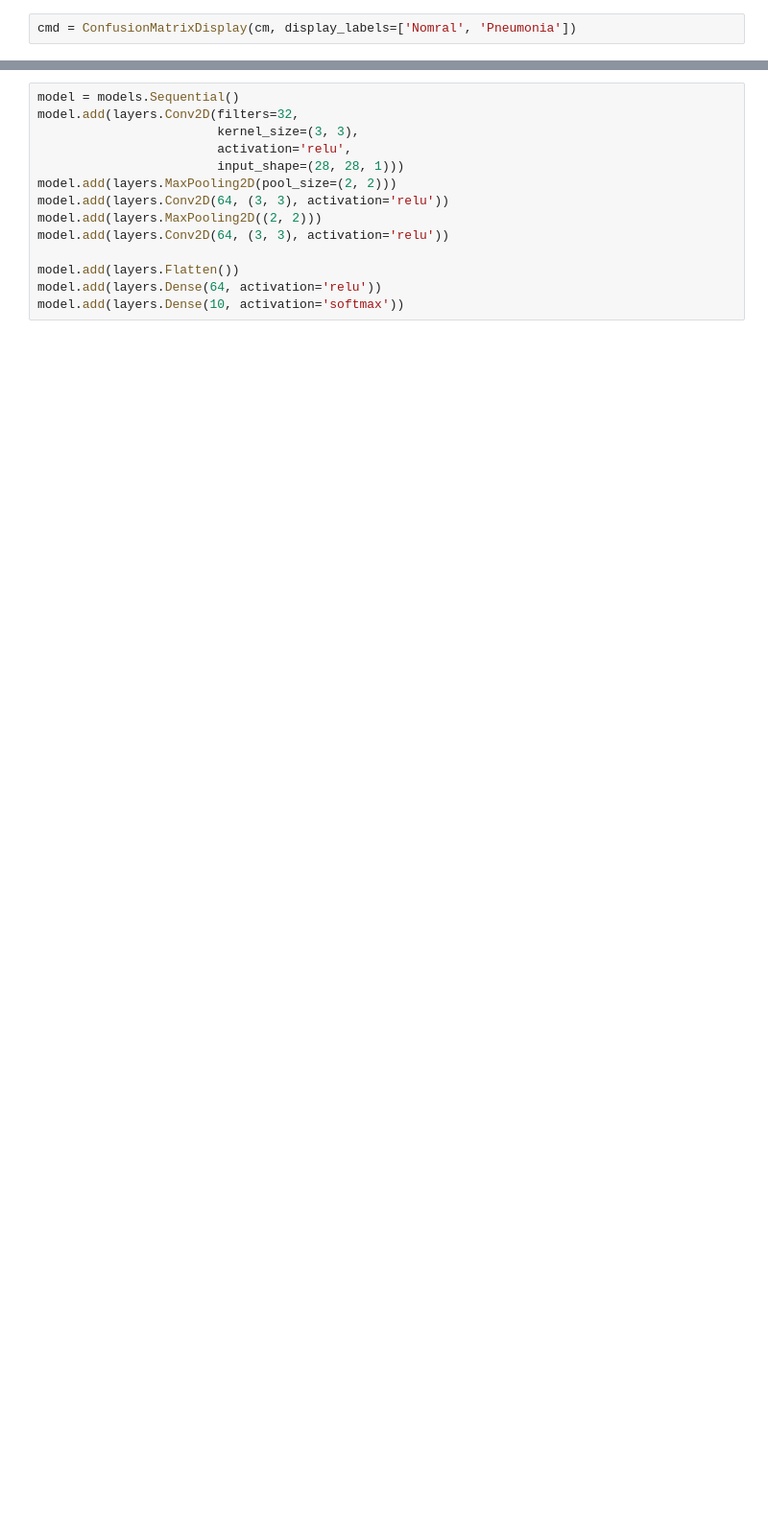
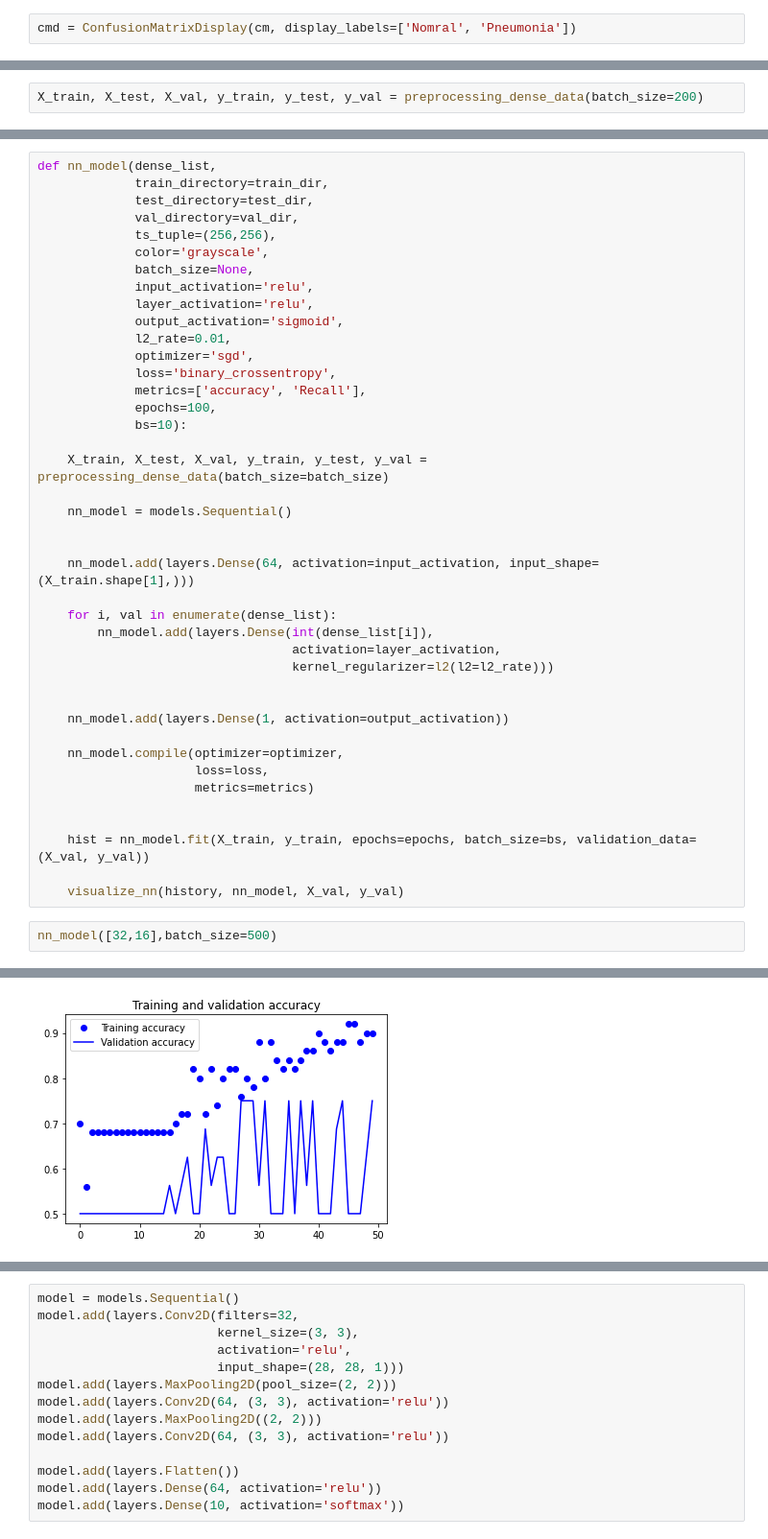
Before and after one commit to ericdnbn/image_classifier_pneumonia, a Jupyter notebook: Eric–nn_classifier_colab_notebook.ipynb, the cells around one changed output, grey strips where cells are left out. Shown at 96% size. Saved outputs shown, nothing was run; the diff lists cells and outputs as text; blank space fills up the shorter version.

```diff
--- a/Eric–nn_classifier_colab_notebook.ipynb
+++ b/Eric–nn_classifier_colab_notebook.ipynb
@@ -263,0 +312,2 @@ def generator(ts_tuple, color, bs_num):
+# %%
+X_train, X_test, X_val, y_train, y_test, y_val = preprocessing_dense_data(batch_size=200)
@@ -263,0 +393,44 @@ def generator(ts_tuple, color, bs_num):
+# %%
+def nn_model(dense_list,
+             train_directory=train_dir,
+             test_directory=test_dir,
+             val_directory=val_dir,
+             ts_tuple=(256,256),
+             color='grayscale',
+             batch_size=None,
+             input_activation='relu',
+             layer_activation='relu',
+             output_activation='sigmoid',
+             l2_rate=0.01,
+             optimizer='sgd',
+             loss='binary_crossentropy',
+             metrics=['accuracy', 'Recall'],
+             epochs=100,
+             bs=10):
+
+    X_train, X_test, X_val, y_train, y_test, y_val = preprocessing_dense_data(batch_size=batch_size)
+
+    nn_model = models.Sequential()
+
+
+    nn_model.add(layers.Dense(64, activation=input_activation, input_shape=(X_train.shape[1],)))
+
+    for i, val in enumerate(dense_list):
+        nn_model.add(layers.Dense(int(dense_list[i]),
+                                  activation=layer_activation,
+                                  kernel_regularizer=l2(l2=l2_rate)))
+
+
+    nn_model.add(layers.Dense(1, activation=output_activation))
+
+    nn_model.compile(optimizer=optimizer,
+                     loss=loss,
+                     metrics=metrics)
+
+
+    hist = nn_model.fit(X_train, y_train, epochs=epochs, batch_size=bs, validation_data=(X_val, y_val))
+
+    visualize_nn(history, nn_model, X_val, y_val)
+# %%
+nn_model([32,16],batch_size=500)
+# %% [output]
@@ -263,0 +454 @@ def generator(ts_tuple, color, bs_num):
+[figure, added]
```
Also changed, not shown: parts of 22 cells of this notebook.
